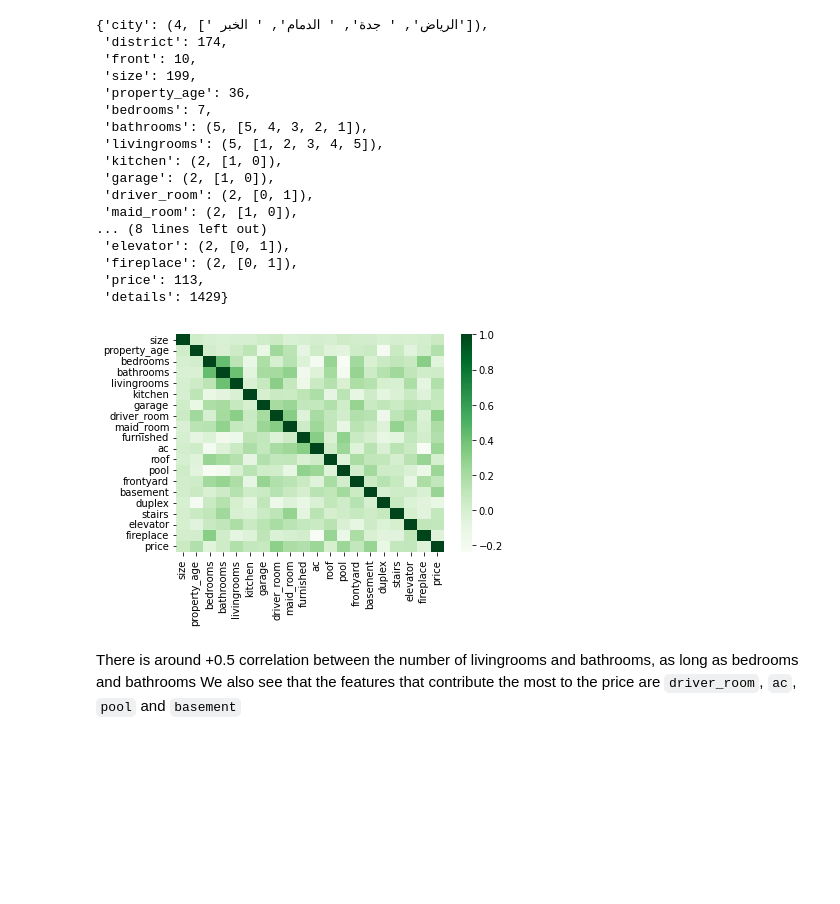
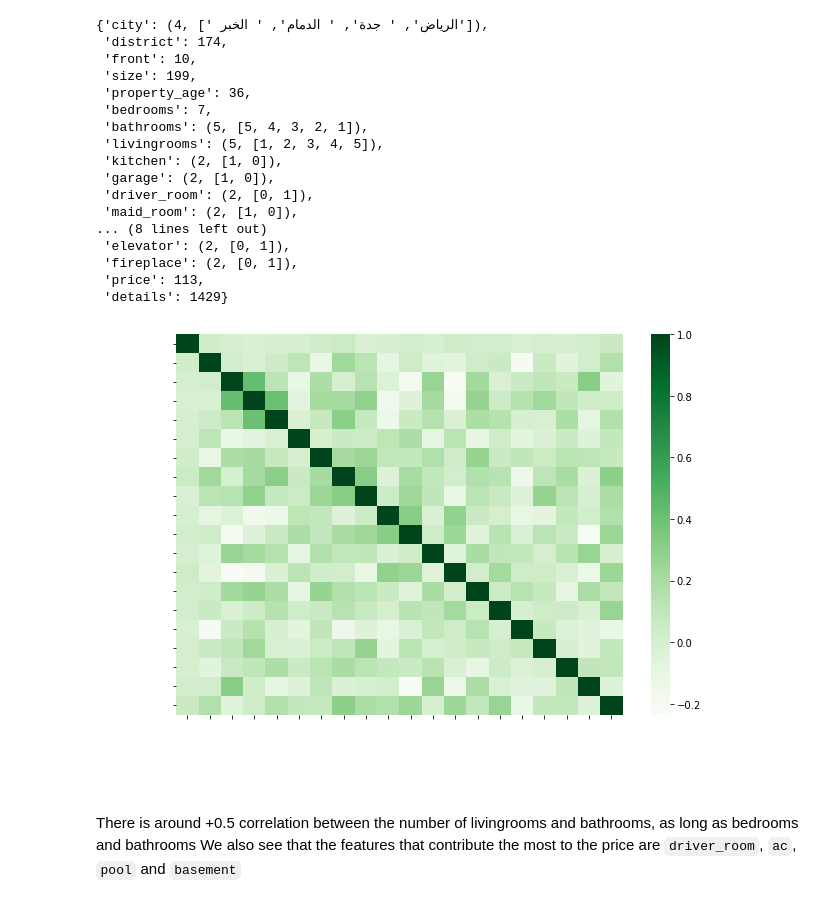
Before and after one commit to Turkinass/Aqar_Real_Estate_EDA, a Jupyter notebook: eda_raw.ipynb, the cells around one changed output. Cells and saved outputs as stored; diff of their text form; code cells hidden in the pictures; blank space fills up the shorter version.

```diff
--- a/eda_raw.ipynb
+++ b/eda_raw.ipynb
@@ -514,11 +514,16 @@ data_columns
  'fireplace': (2, [0, 1]),
  'price': 113,
  'details': 1429}
-# %%
-# data.corr()
-sns.heatmap(data.corr(), cmap="Greens");
-# %% [output]
-[figure, removed]
+# %%
+corr = data.corr()
+fig, ax = plt.subplots(figsize=(10,7))
+sns.heatmap(ax=ax, data= data.corr(), cmap="Greens");
+for tick in ax.get_yticklabels():
+    tick.set_color("white")
+for tick in ax.get_xticklabels():
+    tick.set_color("white")
+# %% [output]
+[figure, added]
 # %% [markdown]
 There is around +0.5 correlation between the number of livingrooms and bathrooms, as long as bedrooms and bathrooms
 We also see that the features that contribute the most to the price are `driver_room`, `ac`, `pool` and `basement`
```
Also changed, not shown: parts of 1 cell of this notebook, 7 other files.
